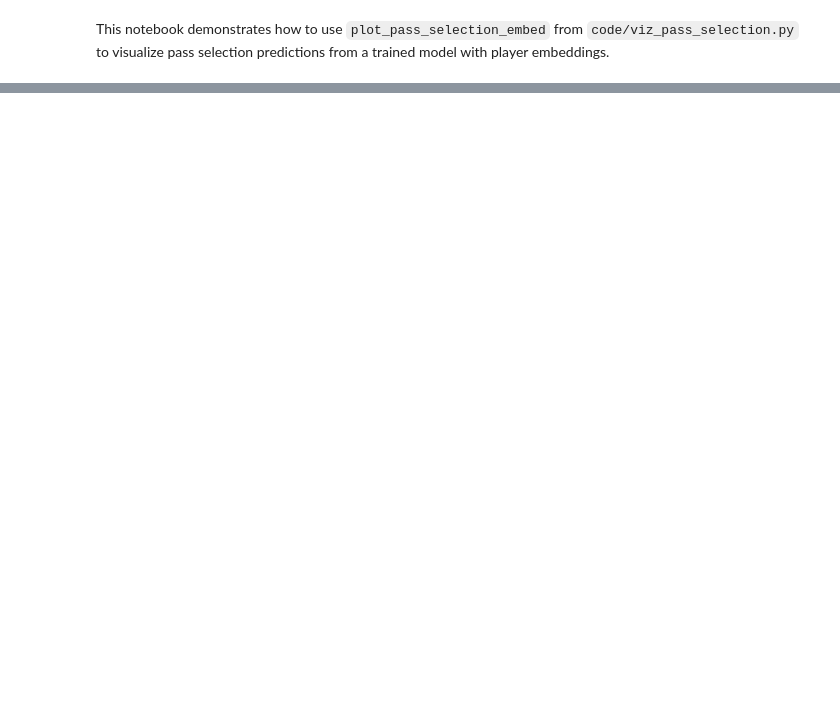
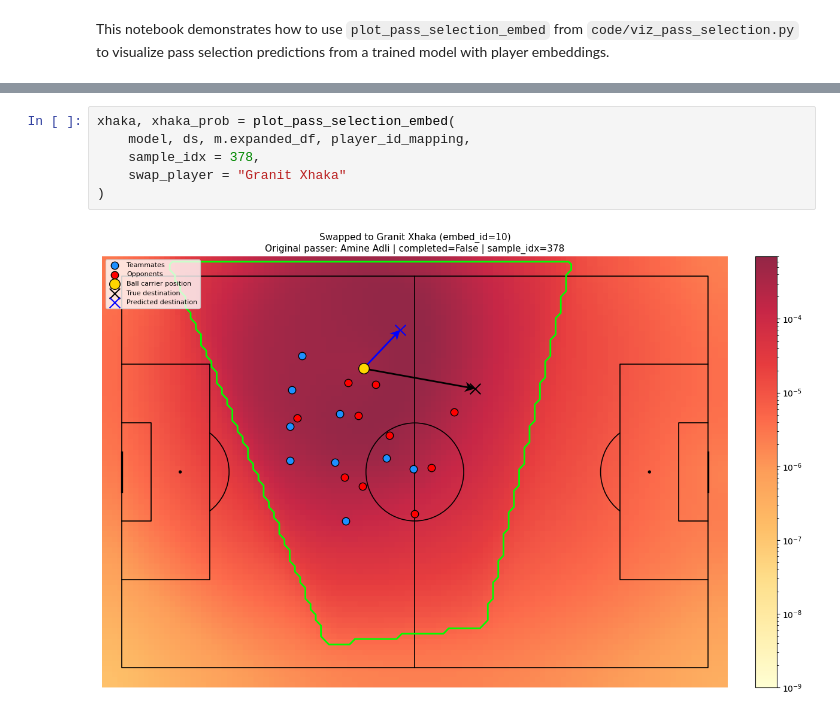
Before and after one commit to Clearsky21z/Player-decision-simulation, a Jupyter notebook: notebooks/pass_prediction_visualization_demo.ipynb, the cells around one changed output, grey strips where cells are left out. Drawn from its saved outputs; the diff is of its cells as text; blank space fills up the shorter version.

```diff
--- a/notebooks/pass_prediction_visualization_demo.ipynb
+++ b/notebooks/pass_prediction_visualization_demo.ipynb
@@ -63,0 +75,8 @@ plot_pass_selection_embed(
+# %%
+xhaka, xhaka_prob = plot_pass_selection_embed(
+    model, ds, m.expanded_df, player_id_mapping,
+    sample_idx = 378,
+    swap_player = "Granit Xhaka"
+)
+# %% [output]
+[figure, added]
```
Also changed, not shown: parts of 7 cells of this notebook, 9 other files.
